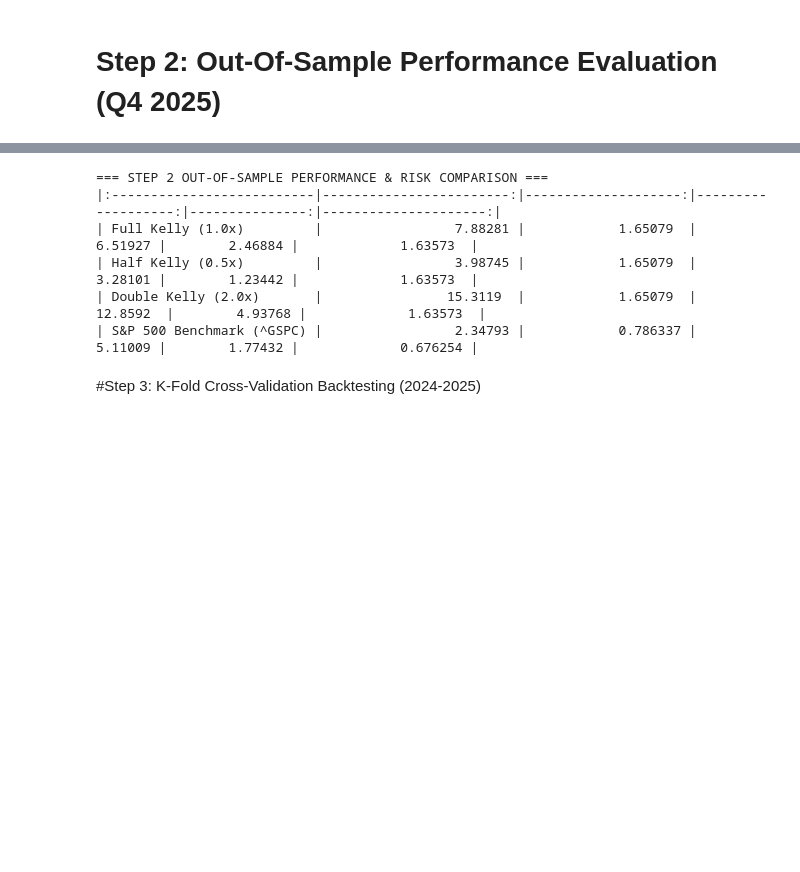
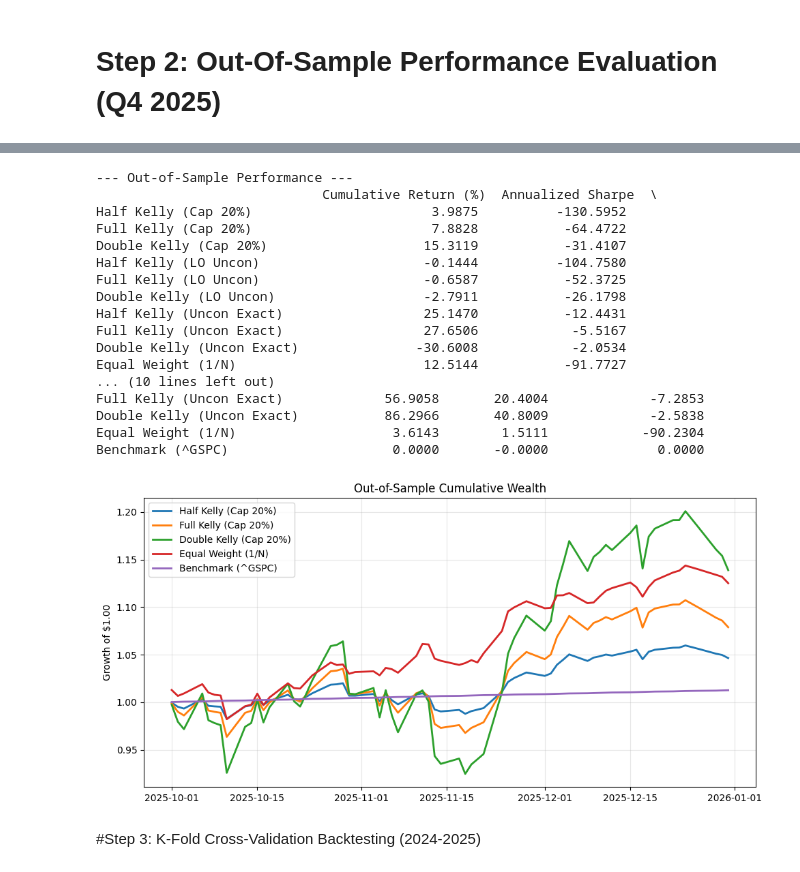
Before and after one commit to George7531/Portfolio_Management, a Jupyter notebook: Group_19296_MScFE_652_Portfolio_Management_Project_2.ipynb, the cells around one changed output, grey strips where cells are left out. Saved outputs shown, nothing was run; the diff lists cells and outputs as text; code cells hidden in the pictures; blank space fills up the shorter version.

```diff
--- a/Group_19296_MScFE_652_Portfolio_Management_Project_2.ipynb
+++ b/Group_19296_MScFE_652_Portfolio_Management_Project_2.ipynb
@@ -326,12 +233,56 @@ S&P 500 Benchmark (^GSPC)              5.11          1.77                0.68
-# %%
-print("=== STEP 2 OUT-OF-SAMPLE PERFORMANCE & RISK COMPARISON ===")
-print(df_step2_results.to_markdown())
-# %% [output]
-=== STEP 2 OUT-OF-SAMPLE PERFORMANCE & RISK COMPARISON ===
-|:--------------------------|------------------------:|--------------------:|-------------------:|---------------:|---------------------:|
-| Full Kelly (1.0x)         |                 7.88281 |            1.65079  |            6.51927 |        2.46884 |             1.63573  |
-| Half Kelly (0.5x)         |                 3.98745 |            1.65079  |            3.28101 |        1.23442 |             1.63573  |
-| Double Kelly (2.0x)       |                15.3119  |            1.65079  |           12.8592  |        4.93768 |             1.63573  |
-| S&P 500 Benchmark (^GSPC) |                 2.34793 |            0.786337 |            5.11009 |        1.77432 |             0.676254 |
+# %%
+# Define the missing out-of-sample returns and daily risk-free rate variables
+test_rets = returns_out_sample[tickers]
+rf_d = (1.0 + RF_ANNUAL) ** (1.0 / 252.0) - 1.0
+
+# Step 2: Out-of-Sample Comparison (Half, Full, Double Kelly on Q4 2025)
+step2_portfolios = {
+    "Half Kelly (Cap 20%)": 0.5 * w_cap20_nolev,
+    "Full Kelly (Cap 20%)": 1.0 * w_cap20_nolev,
+    "Double Kelly (Cap 20%)": 2.0 * w_cap20_nolev,
+    "Half Kelly (LO Uncon)": 0.5 * w_lo_nolev,
+    "Full Kelly (LO Uncon)": 1.0 * w_lo_nolev,
+    "Double Kelly (LO Uncon)": 2.0 * w_lo_nolev,
+    "Half Kelly (Uncon Exact)": 0.5 * w_uncon_exact,
+    "Full Kelly (Uncon Exact)": 1.0 * w_uncon_exact,
+    "Double Kelly (Uncon Exact)": 2.0 * w_uncon_exact,
+    "Equal Weight (1/N)": np.ones(N) / N,
+    "Benchmark (^GSPC)": np.array([1.0 if a == "^GSPC" else 0.0 for a in tickers]),
+}
+step2_table = pd.DataFrame(
+    {k: evaluate_portfolio(v, test_rets, RF_ANNUAL) for k, v in step2_portfolios.items()}
+).T
+print("\n--- Out-of-Sample Performance ---\n", step2_table.round(4))
+
+# Plot Cumulative Wealth Curves for Q4 2025
+fig, ax = plt.subplots(figsize=(10, 5))
+for label in ["Half Kelly (Cap 20%)", "Full Kelly (Cap 20%)", "Double Kelly (Cap 20%)", "Equal Weight (1/N)", "Benchmark (^GSPC)"]:
+    rp = rf_d + (test_rets.values - rf_d) @ step2_portfolios[label]
+    ax.plot(pd.Series(np.cumprod(1.0 + rp), index=test_rets.index), label=label, linewidth=2)
+ax.set_title("Out-of-Sample Cumulative Wealth")
+ax.set_ylabel("Growth of $1.00")
+ax.legend()
+ax.grid(alpha=0.3)
+plt.tight_layout()
+plt.show()
+# %% [output]
+--- Out-of-Sample Performance ---
+                             Cumulative Return (%)  Annualized Sharpe  \
+Half Kelly (Cap 20%)                       3.9875          -130.5952
+Full Kelly (Cap 20%)                       7.8828           -64.4722
+Double Kelly (Cap 20%)                    15.3119           -31.4107
+Half Kelly (LO Uncon)                     -0.1444          -104.7580
+Full Kelly (LO Uncon)                     -0.6587           -52.3725
+Double Kelly (LO Uncon)                   -2.7911           -26.1798
+Half Kelly (Uncon Exact)                  25.1470           -12.4431
+Full Kelly (Uncon Exact)                  27.6506            -5.5167
+Double Kelly (Uncon Exact)               -30.6008            -2.0534
+Equal Weight (1/N)                        12.5144           -91.7727
+... (10 lines left out)
+Full Kelly (Uncon Exact)             56.9058       20.4004             -7.2853
+Double Kelly (Uncon Exact)           86.2966       40.8009             -2.5838
+Equal Weight (1/N)                    3.6143        1.5111            -90.2304
+Benchmark (^GSPC)                     0.0000       -0.0000              0.0000
+[figure, added]
 # %% [markdown]
 #Step 3: K-Fold Cross-Validation Backtesting (2024-2025)
```
Also changed, not shown: parts of 20 cells of this notebook.
